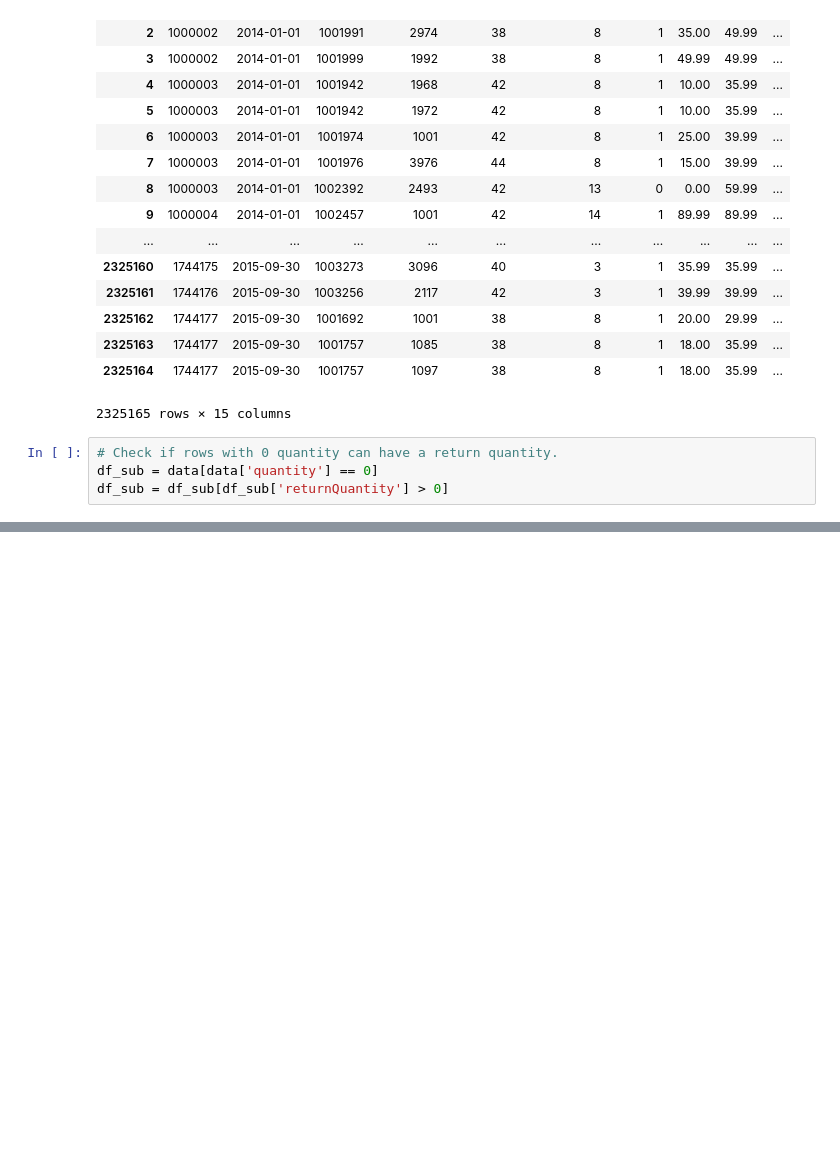
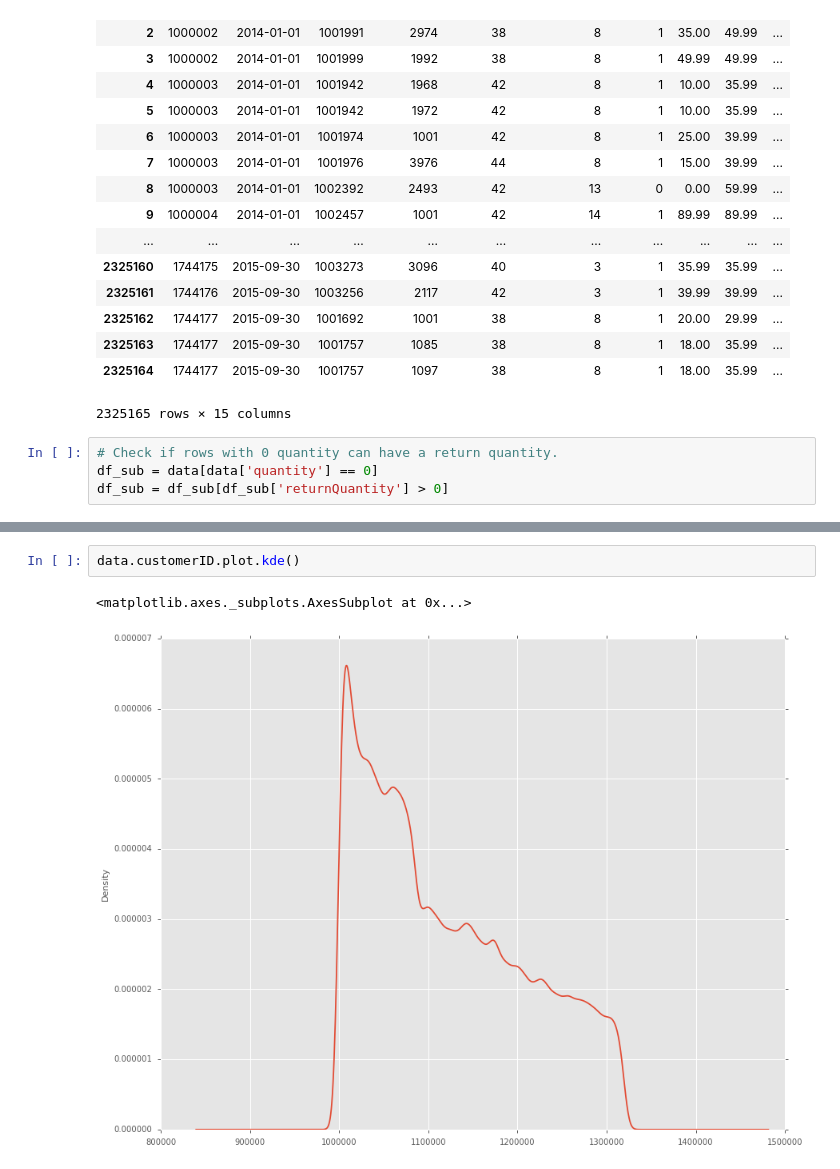
Before and after one commit to aleximmer/run-dmc, a Jupyter notebook: DataAnalysis.ipynb, the cells around one changed output, grey strips where cells are left out. Drawn from its saved outputs; the diff is of its cells as text; blank space fills up the shorter version.

```diff
--- a/DataAnalysis.ipynb
+++ b/DataAnalysis.ipynb
@@ -49,0 +52,5 @@ dtype('int64')
+# %%
+data.customerID.plot.kde()
+# %% [output]
+<matplotlib.axes._subplots.AxesSubplot at 0x...>
+[figure, added]
```
Also changed, not shown: parts of 10 cells of this notebook.
